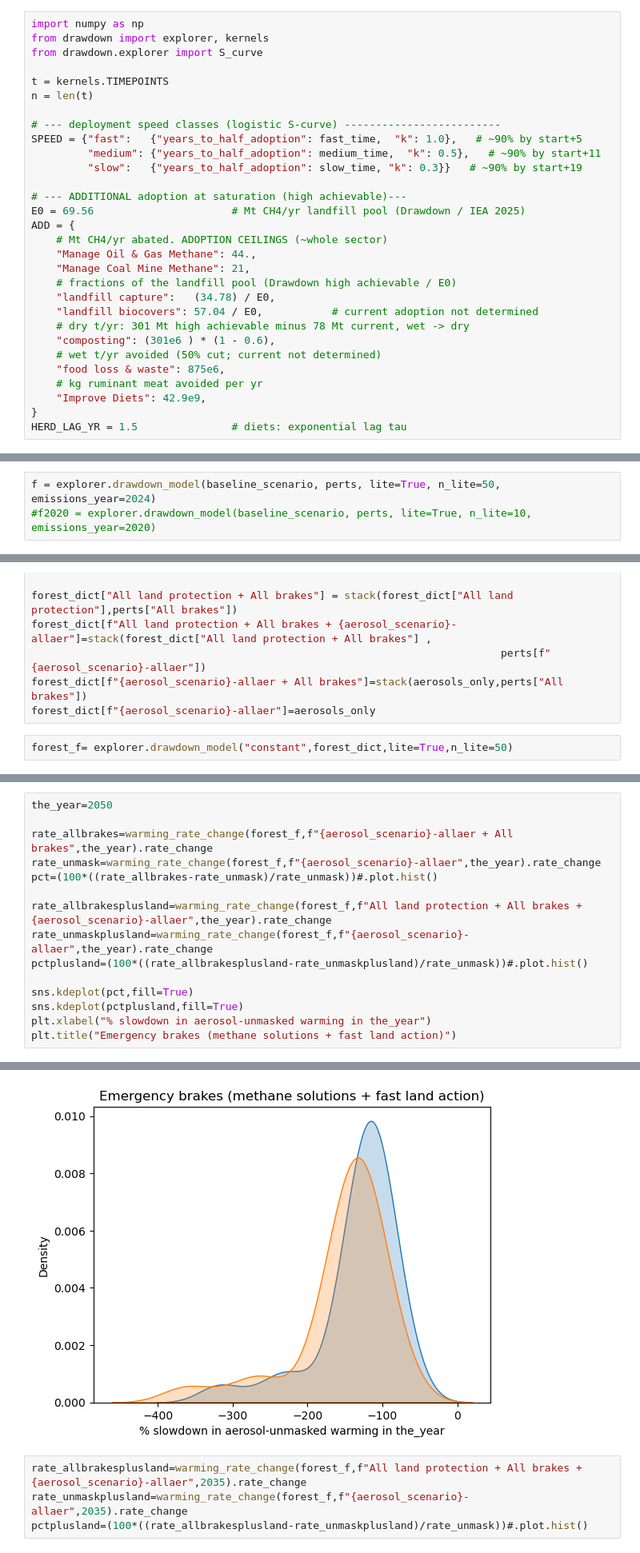
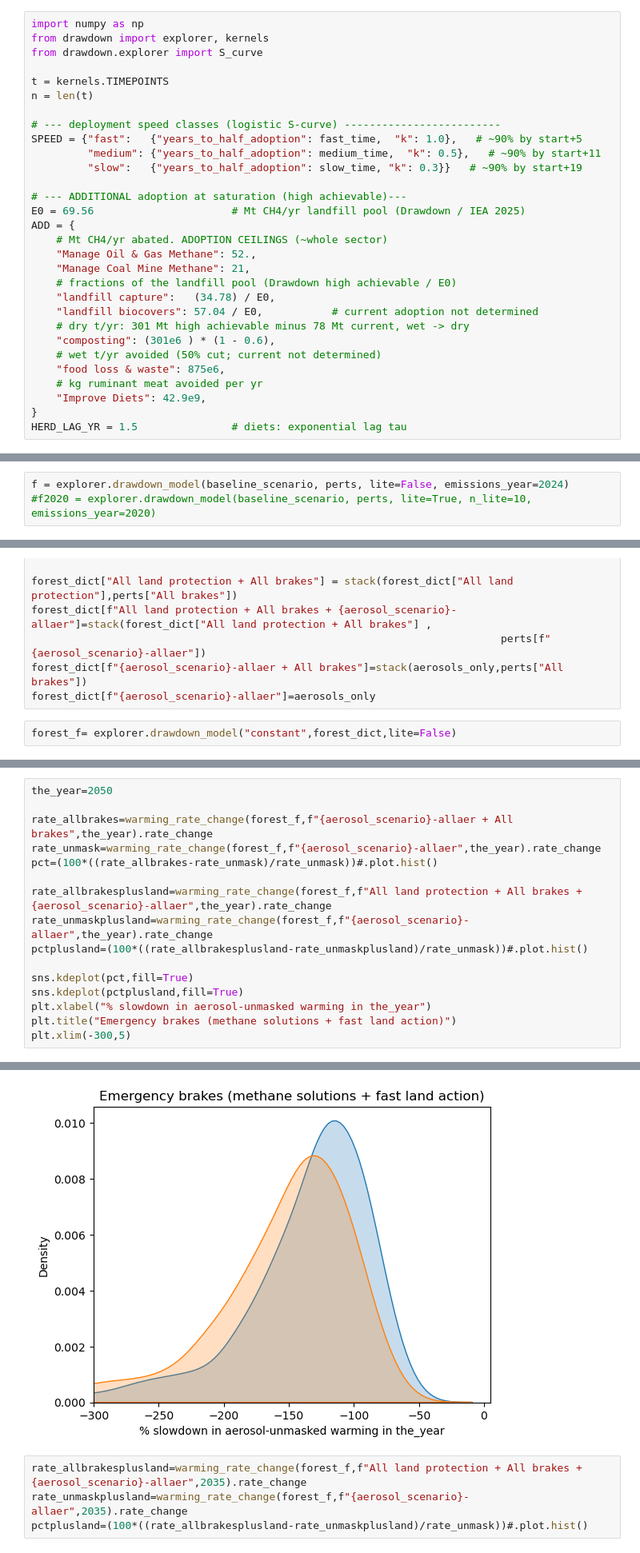
Before and after one commit to netzeroasap/DrawdownImpacts, a Jupyter notebook: notebooks/EmergencyBrakes.ipynb, the cells around one changed output, grey strips where cells are left out. Shown at 80% size. Cells and saved outputs as stored; diff of their text form.

```diff
--- a/notebooks/EmergencyBrakes.ipynb
+++ b/notebooks/EmergencyBrakes.ipynb
@@ -133,7 +135,7 @@ SPEED = {"fast":   {"years_to_half_adoption": fast_time,  "k": 1.0},   # ~90% by
 E0 = 69.56                      # Mt CH4/yr landfill pool (Drawdown / IEA 2025)
 ADD = {
     # Mt CH4/yr abated. ADOPTION CEILINGS (~whole sector)
-    "Manage Oil & Gas Methane": 44.,
+    "Manage Oil & Gas Methane": 52.,
     "Manage Coal Mine Methane": 21,
     # fractions of the landfill pool (Drawdown high achievable / E0)
     "landfill capture":   (34.78) / E0,
@@ -360,7 +378,7 @@ test=stack(aerosols_only,perts["All brakes"])
 perts[f"{aerosol_scenario}-allaer + All brakes"]=stack(aerosols_only,perts["All brakes"])
 perts[f"{aerosol_scenario}-allaer"]=aerosols_only
 # %%
-f = explorer.drawdown_model(baseline_scenario, perts, lite=True, n_lite=50, emissions_year=2024)
+f = explorer.drawdown_model(baseline_scenario, perts, lite=False, emissions_year=2024)
 #f2020 = explorer.drawdown_model(baseline_scenario, perts, lite=True, n_lite=10, emissions_year=2020)
 # %% [markdown]
 Pulling all the brakes can reduce the speed of aerosol-induced warming
@@ -485,7 +504,7 @@ forest_dict[f"All land protection + All brakes + {aerosol_scenario}-allaer"]=sta
 forest_dict[f"{aerosol_scenario}-allaer + All brakes"]=stack(aerosols_only,perts["All brakes"])
 forest_dict[f"{aerosol_scenario}-allaer"]=aerosols_only
 # %%
-forest_f= explorer.drawdown_model("constant",forest_dict,lite=True,n_lite=50)
+forest_f= explorer.drawdown_model("constant",forest_dict,lite=False)
 # %%
 explorer.plot_T_diff(forest_f,scenarios=[f"All land protection + All brakes + {aerosol_scenario}-allaer",
                                          "low-allaer + All brakes",
@@ -524,4 +543,5 @@ sns.kdeplot(pct,fill=True)
 sns.kdeplot(pctplusland,fill=True)
 plt.xlabel("% slowdown in aerosol-unmasked warming in the_year")
 plt.title("Emergency brakes (methane solutions + fast land action)")
+plt.xlim(-300,5)
 # %% [output]
@@ -529,4 +549,4 @@ Text(0.5, 1.0, 'Emergency brakes (methane solutions + fast land action)')
-[figure, old version]
+[figure, new version]
 # %%
 rate_allbrakesplusland=warming_rate_change(forest_f,f"All land protection + All brakes + {aerosol_scenario}-allaer",2035).rate_change
 rate_unmaskplusland=warming_rate_change(forest_f,f"{aerosol_scenario}-allaer",2035).rate_change
```
Also changed, not shown: parts of 14 cells of this notebook.
